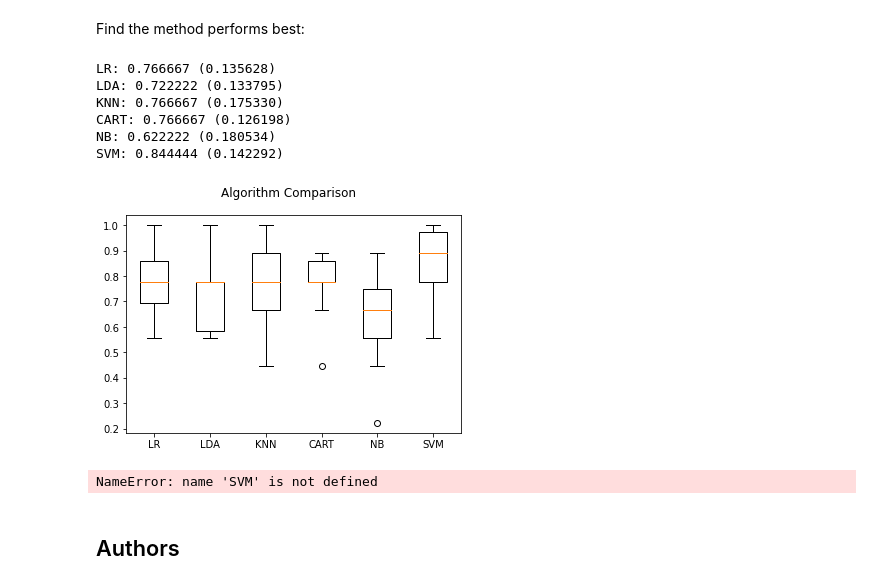
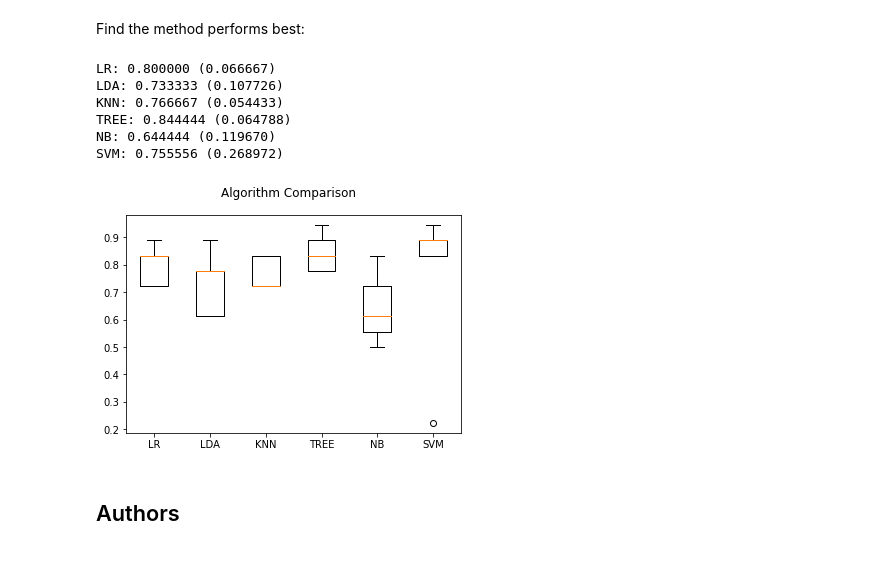
Before and after one commit to nntvnn/jupyternotebook, a Jupyter notebook: SpaceX_MachineLearningPrediction.ipynb, the cells around one changed output. Cells and saved outputs as stored; diff of their text form; code cells hidden in the pictures.

```diff
--- a/SpaceX_MachineLearningPrediction.ipynb
+++ b/SpaceX_MachineLearningPrediction.ipynb
@@ -357,46 +362,42 @@ from sklearn.linear_model import LogisticRegression
 from sklearn.tree import DecisionTreeClassifier
 from sklearn.neighbors import KNeighborsClassifier
 from sklearn.discriminant_analysis import LinearDiscriminantAnalysis
 from sklearn.naive_bayes import GaussianNB
 from sklearn.svm import SVC
 seed = 2
 models = []
 models.append(('LR', LogisticRegression()))
 models.append(('LDA', LinearDiscriminantAnalysis()))
 models.append(('KNN', KNeighborsClassifier()))
-models.append(('CART', DecisionTreeClassifier()))
+models.append(('TREE', DecisionTreeClassifier()))
 models.append(('NB', GaussianNB()))
 models.append(('SVM', SVC()))
 # evaluate each model in turn
 results = []
 names = []
 scoring = 'accuracy'
 for name, model in models:
-	kfold = model_selection.KFold(n_splits=10, random_state=seed)
+	kfold = model_selection.KFold(n_splits=5, random_state=seed)
 	cv_results = model_selection.cross_val_score(model, X, Y, cv=kfold, scoring=scoring)
 	results.append(cv_results)
 	names.append(name)
 	msg = "%s: %f (%f)" % (name, cv_results.mean(), cv_results.std())
 	print(msg)
 # boxplot algorithm comparison
 fig = plt.figure()
 fig.suptitle('Algorithm Comparison')
 ax = fig.add_subplot(111)
 plt.boxplot(results)
 ax.set_xticklabels(names)
 plt.show()
 # %% [output]
-LR: 0.766667 (0.135628)
-LDA: 0.722222 (0.133795)
-KNN: 0.766667 (0.175330)
-CART: 0.766667 (0.126198)
-NB: 0.622222 (0.180534)
-SVM: 0.844444 (0.142292)
+LR: 0.800000 (0.066667)
+LDA: 0.733333 (0.107726)
+KNN: 0.766667 (0.054433)
+TREE: 0.844444 (0.064788)
+NB: 0.644444 (0.119670)
+SVM: 0.755556 (0.268972)
-[figure, old version]
+[figure, new version]
-# %%
-SVM
-# %% [output]
-NameError: name 'SVM' is not defined
 # %% [markdown]
 ## Authors
 # %% [markdown]
```
Also changed, not shown: parts of 4 cells of this notebook.
